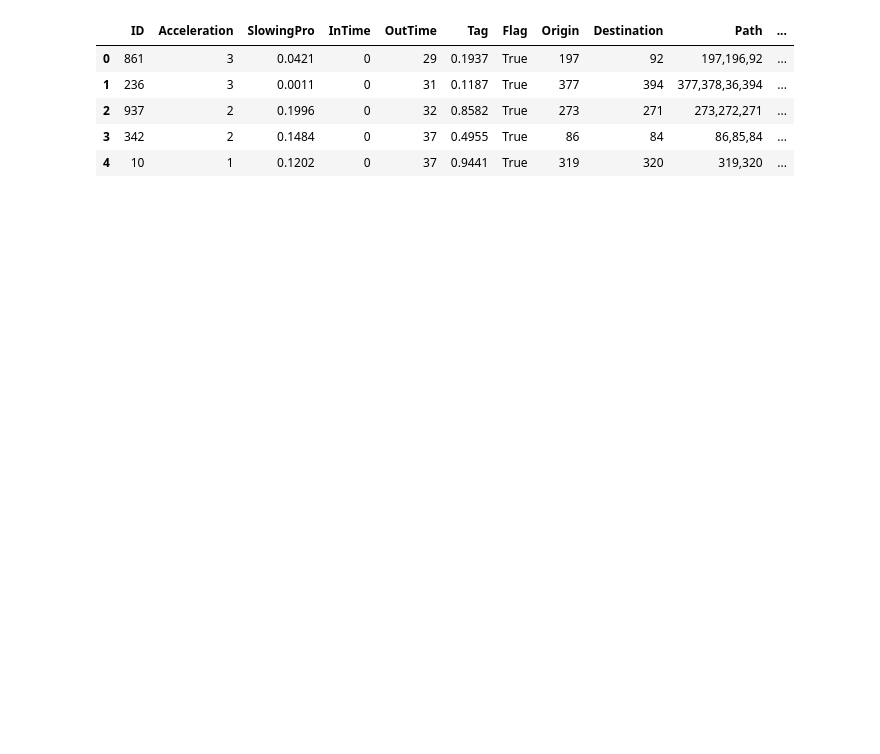
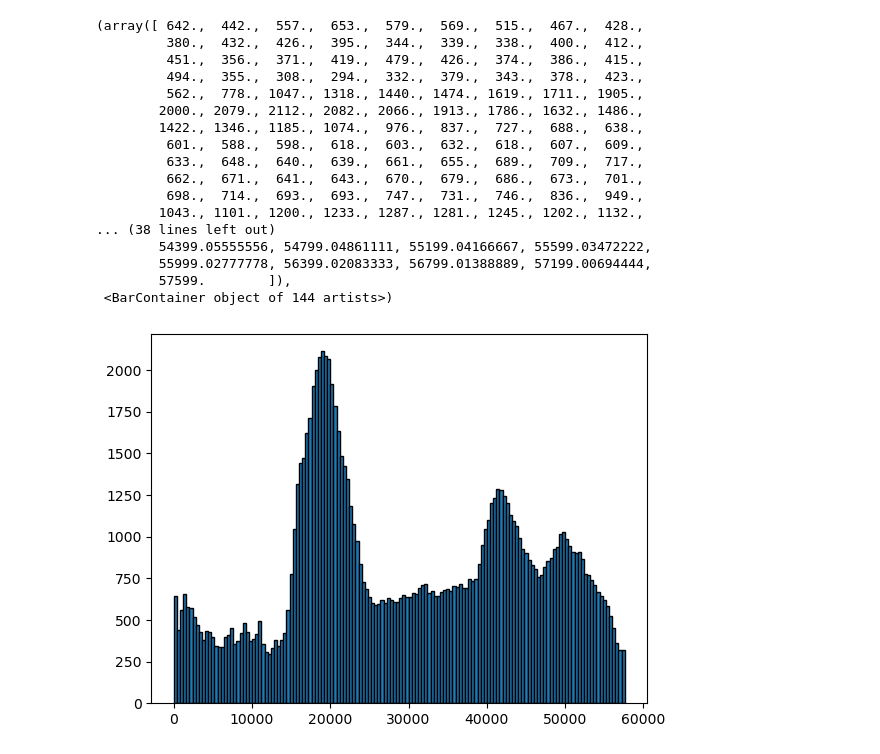
Before and after one commit to DoubleZhs/trafficCAlearning, a Jupyter notebook: data/vehicleData.ipynb, the cells around one changed output. Saved outputs shown, nothing was run; the diff lists cells and outputs as text; code cells hidden in the pictures; blank space fills up the shorter version.

```diff
--- a/data/vehicleData.ipynb
+++ b/data/vehicleData.ipynb
@@ -4,11 +4,26 @@ from matplotlib import pyplot as plt
-# %%
-df = pd.read_csv('3_VehicleData_2024110610510324_1000.csv')
-df.head()
-# %% [output]
-|  | ID | Acceleration | SlowingPro | InTime | OutTime | Tag | Flag | Origin | Destination | Path | ... |
-| 0 | 861 | 3 | 0.0421 | 0 | 29 | 0.1937 | True | 197 | 92 | 197,196,92 | ... |
-| 1 | 236 | 3 | 0.0011 | 0 | 31 | 0.1187 | True | 377 | 394 | 377,378,36,394 | ... |
-| 2 | 937 | 2 | 0.1996 | 0 | 32 | 0.8582 | True | 273 | 271 | 273,272,271 | ... |
-| 3 | 342 | 2 | 0.1484 | 0 | 37 | 0.4955 | True | 86 | 84 | 86,85,84 | ... |
-| 4 | 10 | 1 | 0.1202 | 0 | 37 | 0.9441 | True | 319 | 320 | 319,320 | ... |
+# %%
+df = pd.read_csv('3_VehicleData_2024110815335524_100.csv')
+dfInTime = df['In Time'] % 57600
+
+
+plt.hist(dfInTime, bins=144, edgecolor='black')
+# %% [output]
+(array([ 642.,  442.,  557.,  653.,  579.,  569.,  515.,  467.,  428.,
+         380.,  432.,  426.,  395.,  344.,  339.,  338.,  400.,  412.,
+         451.,  356.,  371.,  419.,  479.,  426.,  374.,  386.,  415.,
+         494.,  355.,  308.,  294.,  332.,  379.,  343.,  378.,  423.,
+         562.,  778., 1047., 1318., 1440., 1474., 1619., 1711., 1905.,
+        2000., 2079., 2112., 2082., 2066., 1913., 1786., 1632., 1486.,
+        1422., 1346., 1185., 1074.,  976.,  837.,  727.,  688.,  638.,
+         601.,  588.,  598.,  618.,  603.,  632.,  618.,  607.,  609.,
+         633.,  648.,  640.,  639.,  661.,  655.,  689.,  709.,  717.,
+         662.,  671.,  641.,  643.,  670.,  679.,  686.,  673.,  701.,
+         698.,  714.,  693.,  693.,  747.,  731.,  746.,  836.,  949.,
+        1043., 1101., 1200., 1233., 1287., 1281., 1245., 1202., 1132.,
+... (38 lines left out)
+        54399.05555556, 54799.04861111, 55199.04166667, 55599.03472222,
+        55999.02777778, 56399.02083333, 56799.01388889, 57199.00694444,
+        57599.        ]),
+ <BarContainer object of 144 artists>)
+[figure, added]
 # %%
```
Also changed, not shown: parts of 3 cells of this notebook, 28 other files.
